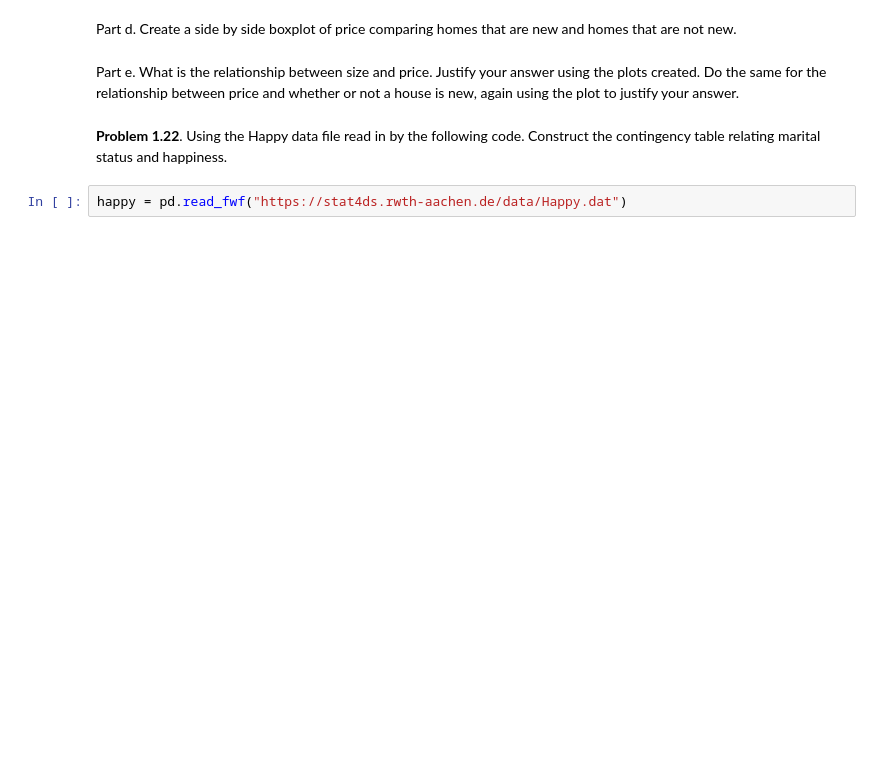
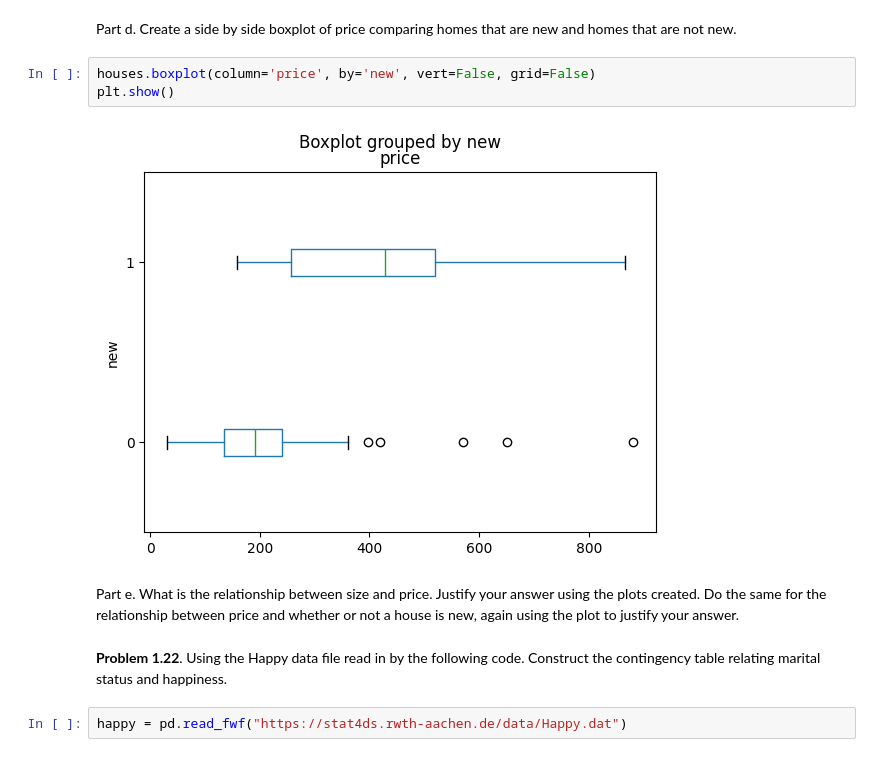
Before and after one commit to stat220/stat-220-hw1-waatermelon, a Jupyter notebook: Stat_220_HW1.ipynb, the cells around one changed output. Drawn from its saved outputs; the diff is of its cells as text; blank space fills up the shorter version.

```diff
--- a/Stat_220_HW1.ipynb
+++ b/Stat_220_HW1.ipynb
@@ -83,5 +125,10 @@ Part c. Find and plot the regression line on top of the scatterplot.
 # %% [markdown]
 Part d. Create a side by side boxplot of price comparing homes that are new and homes that are not new.
+# %%
+houses.boxplot(column='price', by='new', vert=False, grid=False)
+plt.show()
+# %% [output]
+[figure, added]
 # %% [markdown]
 Part e. What is the relationship between size and price.  Justify your answer using the plots created. Do the same for the relationship between price and whether or not a house is new, again using the plot to justify your answer.
 # %% [markdown]
```
Also changed, not shown: parts of 5 cells of this notebook.
